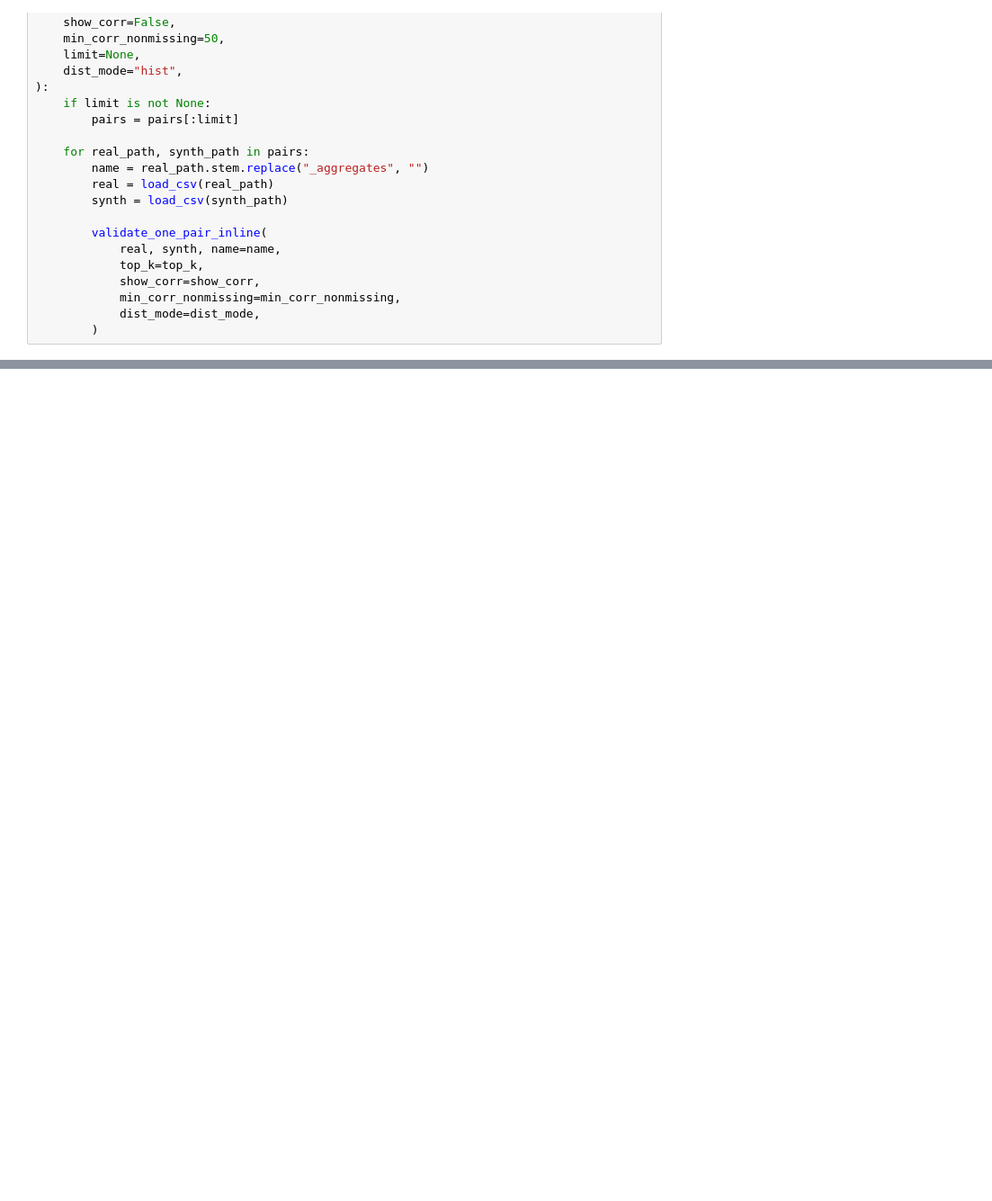
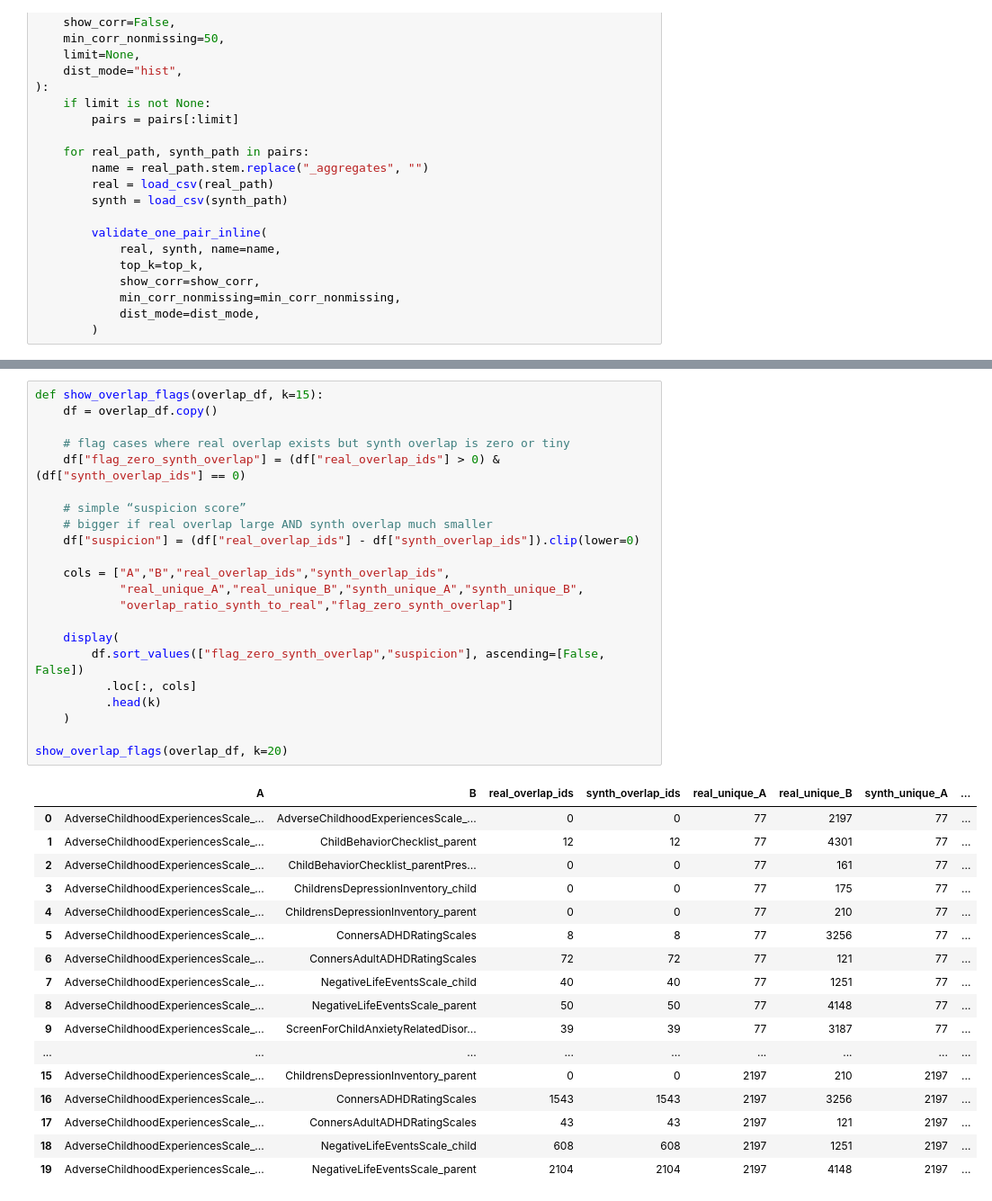
Before and after one commit to beaverjuly/HealthyBrainNetwork, a Jupyter notebook: pheno_assessment/notebooks/syntheticData.ipynb, the cells around one changed output, grey strips where cells are left out. Shown at 90% size. Drawn from its saved outputs; the diff is of its cells as text; blank space fills up the shorter version.

```diff
--- a/pheno_assessment/notebooks/syntheticData.ipynb
+++ b/pheno_assessment/notebooks/syntheticData.ipynb
@@ -826,0 +964,40 @@ run_all_pairs(pairs, top_k=8, show_corr=True, min_corr_nonmissing=50, dist_mode=
+# %%
+def show_overlap_flags(overlap_df, k=15):
+    df = overlap_df.copy()
+
+    # flag cases where real overlap exists but synth overlap is zero or tiny
+    df["flag_zero_synth_overlap"] = (df["real_overlap_ids"] > 0) & (df["synth_overlap_ids"] == 0)
+
+    # simple “suspicion score”
+    # bigger if real overlap large AND synth overlap much smaller
+    df["suspicion"] = (df["real_overlap_ids"] - df["synth_overlap_ids"]).clip(lower=0)
+
+    cols = ["A","B","real_overlap_ids","synth_overlap_ids",
+            "real_unique_A","real_unique_B","synth_unique_A","synth_unique_B",
+            "overlap_ratio_synth_to_real","flag_zero_synth_overlap"]
+
+    display(
+        df.sort_values(["flag_zero_synth_overlap","suspicion"], ascending=[False, False])
+          .loc[:, cols]
+          .head(k)
+    )
+
+show_overlap_flags(overlap_df, k=20)
+# %% [output]
+|  | A | B | real_overlap_ids | synth_overlap_ids | real_unique_A | real_unique_B | synth_unique_A | ... |
+| 0 | AdverseChildhoodExperiencesScale_... | AdverseChildhoodExperiencesScale_... | 0 | 0 | 77 | 2197 | 77 | ... |
+| 1 | AdverseChildhoodExperiencesScale_... | ChildBehaviorChecklist_parent | 12 | 12 | 77 | 4301 | 77 | ... |
+| 2 | AdverseChildhoodExperiencesScale_... | ChildBehaviorChecklist_parentPres... | 0 | 0 | 77 | 161 | 77 | ... |
+| 3 | AdverseChildhoodExperiencesScale_... | ChildrensDepressionInventory_child | 0 | 0 | 77 | 175 | 77 | ... |
+| 4 | AdverseChildhoodExperiencesScale_... | ChildrensDepressionInventory_parent | 0 | 0 | 77 | 210 | 77 | ... |
+| 5 | AdverseChildhoodExperiencesScale_... | ConnersADHDRatingScales | 8 | 8 | 77 | 3256 | 77 | ... |
+| 6 | AdverseChildhoodExperiencesScale_... | ConnersAdultADHDRatingScales | 72 | 72 | 77 | 121 | 77 | ... |
+| 7 | AdverseChildhoodExperiencesScale_... | NegativeLifeEventsScale_child | 40 | 40 | 77 | 1251 | 77 | ... |
+| 8 | AdverseChildhoodExperiencesScale_... | NegativeLifeEventsScale_parent | 50 | 50 | 77 | 4148 | 77 | ... |
+| 9 | AdverseChildhoodExperiencesScale_... | ScreenForChildAnxietyRelatedDisor... | 39 | 39 | 77 | 3187 | 77 | ... |
+| ... | ... | ... | ... | ... | ... | ... | ... | ... |
+| 15 | AdverseChildhoodExperiencesScale_... | ChildrensDepressionInventory_parent | 0 | 0 | 2197 | 210 | 2197 | ... |
+| 16 | AdverseChildhoodExperiencesScale_... | ConnersADHDRatingScales | 1543 | 1543 | 2197 | 3256 | 2197 | ... |
+| 17 | AdverseChildhoodExperiencesScale_... | ConnersAdultADHDRatingScales | 43 | 43 | 2197 | 121 | 2197 | ... |
+| 18 | AdverseChildhoodExperiencesScale_... | NegativeLifeEventsScale_child | 608 | 608 | 2197 | 1251 | 2197 | ... |
+| 19 | AdverseChildhoodExperiencesScale_... | NegativeLifeEventsScale_parent | 2104 | 2104 | 2197 | 4148 | 2197 | ... |
```
Also changed, not shown: parts of 22 cells of this notebook, 14 other files.
